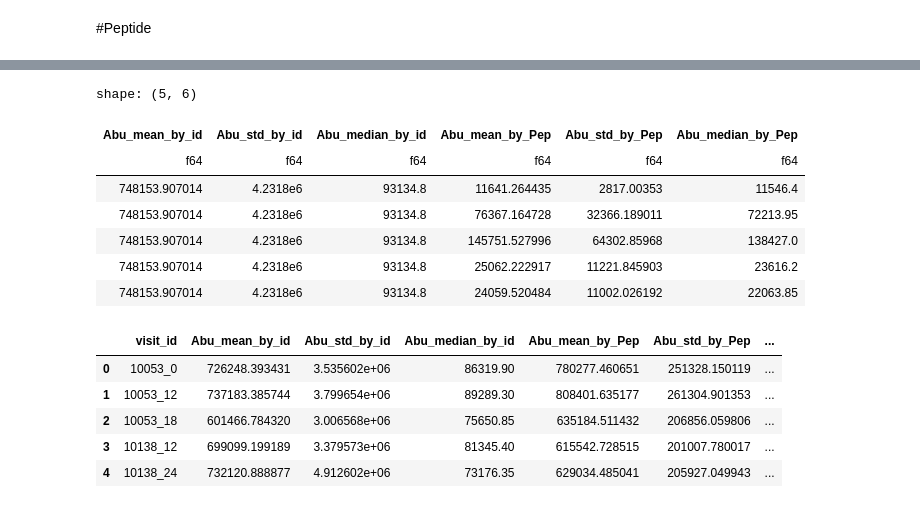
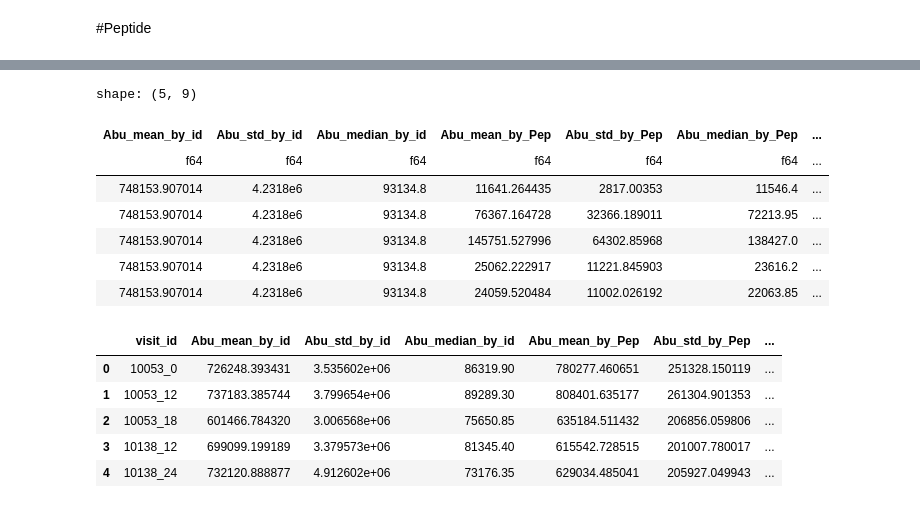
Before and after one commit to kunai-3txk/Compe_tonyobyo, a Jupyter notebook: AMP_FeatureStore.ipynb, the cells around one changed output, grey strips where cells are left out. Drawn from its saved outputs; the diff is of its cells as text; code cells hidden in the pictures.

```diff
--- a/AMP_FeatureStore.ipynb
+++ b/AMP_FeatureStore.ipynb
@@ -143,0 +120,4 @@ Name: UniProt, Length: 227, dtype: int64
+# %%
+pep_Peptide_count = pd.DataFrame(train_peptides['Peptide'].value_counts()).reset_index()
+train_peptides = train_peptides.merge(pep_Peptide_count.rename(columns={'Peptide':'value_counts'}),left_on='Peptide',right_on='index',how='left')
+train_peptides.head()
@@ -144,22 +131,25 @@ Name: UniProt, Length: 227, dtype: int64
 # %%
 train_peptides_ = pl.DataFrame(train_peptides).select([
     pl.mean('PeptideAbundance').over('visit_id').alias('Abu_mean_by_id')
    ,pl.std('PeptideAbundance').over('visit_id').alias('Abu_std_by_id')
    ,pl.median('PeptideAbundance').over('visit_id').alias('Abu_median_by_id')
    ,pl.mean('PeptideAbundance').over('Peptide').alias('Abu_mean_by_Pep')
    ,pl.std('PeptideAbundance').over('Peptide').alias('Abu_std_by_Pep')
    ,pl.median('PeptideAbundance').over('Peptide').alias('Abu_median_by_Pep')
+   ,pl.mean('value_counts').over('visit_id').alias('Pepcount_mean_by_id')
+   ,pl.std('value_counts').over('visit_id').alias('Pepcount_std_by_id')
+   ,pl.median('value_counts').over('visit_id').alias('Pepcount_median_by_id')
 ])
 train_peptides_.head()
 # %% [output]
-shape: (5, 6)
+shape: (5, 9)
-| Abu_mean_by_id | Abu_std_by_id | Abu_median_by_id | Abu_mean_by_Pep | Abu_std_by_Pep | Abu_median_by_Pep |
-| f64 | f64 | f64 | f64 | f64 | f64 |
-| 748153.907014 | 4.2318e6 | 93134.8 | 11641.264435 | 2817.00353 | 11546.4 |
-| 748153.907014 | 4.2318e6 | 93134.8 | 76367.164728 | 32366.189011 | 72213.95 |
-| 748153.907014 | 4.2318e6 | 93134.8 | 145751.527996 | 64302.85968 | 138427.0 |
-| 748153.907014 | 4.2318e6 | 93134.8 | 25062.222917 | 11221.845903 | 23616.2 |
-| 748153.907014 | 4.2318e6 | 93134.8 | 24059.520484 | 11002.026192 | 22063.85 |
+| Abu_mean_by_id | Abu_std_by_id | Abu_median_by_id | Abu_mean_by_Pep | Abu_std_by_Pep | Abu_median_by_Pep | ... |
+| f64 | f64 | f64 | f64 | f64 | f64 | ... |
+| 748153.907014 | 4.2318e6 | 93134.8 | 11641.264435 | 2817.00353 | 11546.4 | ... |
+| 748153.907014 | 4.2318e6 | 93134.8 | 76367.164728 | 32366.189011 | 72213.95 | ... |
+| 748153.907014 | 4.2318e6 | 93134.8 | 145751.527996 | 64302.85968 | 138427.0 | ... |
+| 748153.907014 | 4.2318e6 | 93134.8 | 25062.222917 | 11221.845903 | 23616.2 | ... |
+| 748153.907014 | 4.2318e6 | 93134.8 | 24059.520484 | 11002.026192 | 22063.85 | ... |
 # %%
 train_peptides_agg_ = train_peptides[['visit_id']].join(train_peptides_.to_pandas())
 train_peptides_agg = train_peptides_agg_.groupby('visit_id').mean().reset_index()
```
Also changed, not shown: parts of 8 cells of this notebook.
